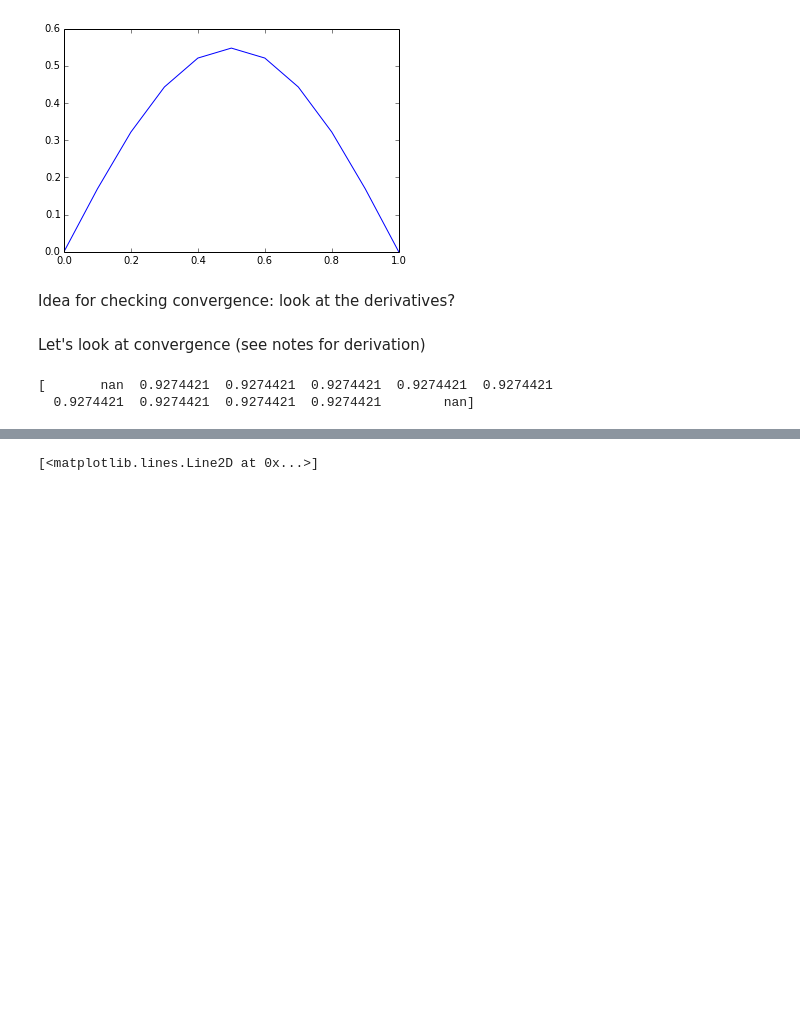
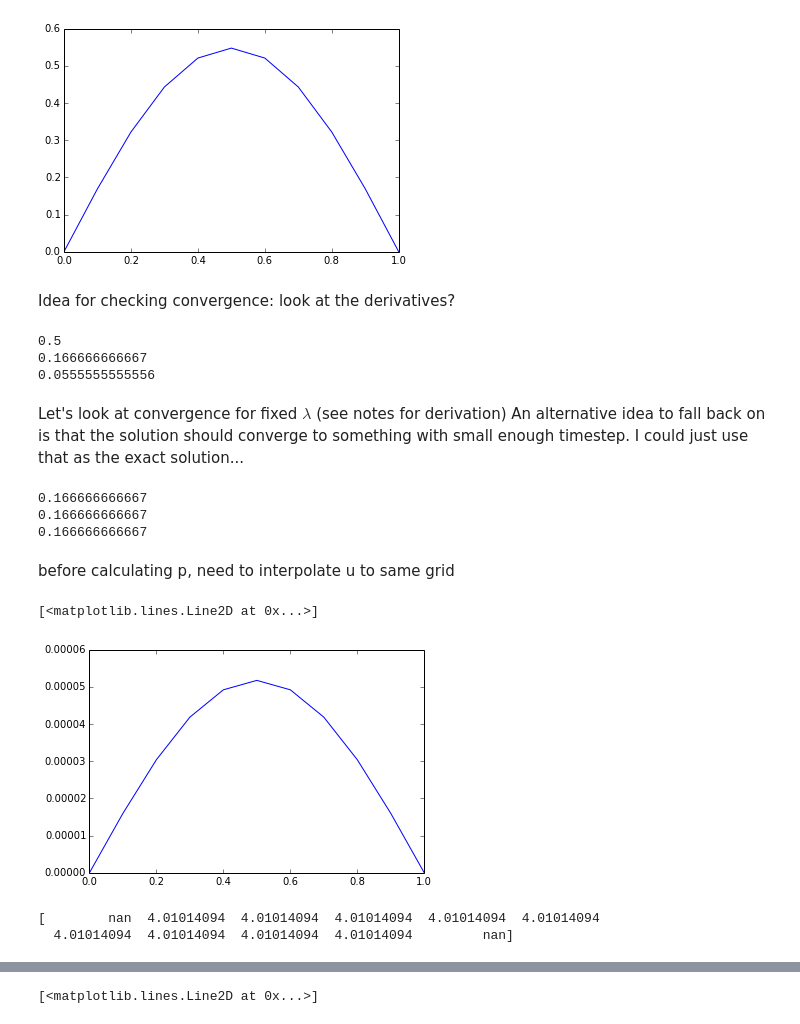
Before and after one commit to jedman/numerics, a Jupyter notebook: src1/heatequation.ipynb, the cells around one changed output, grey strips where cells are left out. Cells and saved outputs as stored; diff of their text form; code cells hidden in the pictures; blank space fills up the shorter version.

Commit message:
convergence stuff added

```diff
--- a/src1/heatequation.ipynb
+++ b/src1/heatequation.ipynb
@@ -8,7 +8,7 @@ Populating the interactive namespace from numpy and matplotlib
 h=0.01
 k=1./600
 #x = np.linspace(0,1,num=1/h+1)
-#gamma = k/h**2
+gamma = k/h**2
 #u = np.zeros((2,1/h+1))
 #u[1,:] = np.sin(pi*x)
 print k
@@ -102,12 +102,18 @@ time200 = np.linspace(0,1,num=201)
 u_200 = heat_solver_full(hinv,kinv)
 dt200 = dtime(u_200,kinv)
 dx200 = dspace(u_200,hinv)
+gamma = hinv**2./kinv
+print gamma
+
 time600 = np.linspace(0,1,num=601)
+
 hinv = 10
 kinv = 600
 u_600 = heat_solver_full(hinv,kinv)
 dt600 = dtime(u_600,kinv)
 dx600 = dspace(u_600,hinv)
+gamma = hinv**2./kinv
+print gamma
 
 hinv = 10
 kinv = 1800
@@ -115,11 +121,56 @@ time1000 = np.linspace(0,1,num=kinv+1)
 u_1800 = heat_solver_full(hinv,kinv)
 dt1800 = dtime(u_1800,kinv)
 dx1800 = dspace(u_1800,hinv)
+gamma = hinv**2./kinv
+print gamma
+# %% [output]
+0.5
+0.166666666667
+0.0555555555556
-# %% [markdown]
-Let's look at convergence (see notes for derivation)
+# %% [markdown]
+Let's look at convergence for fixed $\lambda$ (see notes for derivation) An alternative idea to fall back on is that the solution should converge to something with small enough timestep. I could just use that as the exact solution...
+# %%
+
+time600 = np.linspace(0,1,num=kinv+1)
+hinv = 10
+kinv = 600
+u_600 = heat_solver(hinv,kinv)
+gamma = hinv**2./kinv
+print gamma
+
+hinv = 20
+kinv = 2400
+time2400 = np.linspace(0,1,num=kinv+1)
+u_2400 = heat_solver(hinv,kinv)
+gamma = hinv**2./kinv
+print gamma
+
+hinv = 40
+kinv = 9600
+time9600 = np.linspace(0,1,num=kinv+1)
+u_9600 = heat_solver(hinv,kinv)
+gamma = hinv**2./kinv
+print gamma
+# %% [output]
+0.166666666667
+0.166666666667
+0.166666666667
+# %% [markdown]
+before calculating p, need to interpolate u to same grid
+# %%
+from scipy import interpolate
+x = np.linspace(0,1,num=11)
+x21 = np.linspace(0,1,num = 21)
+u_24 = interpolate.interp1d(x21,u_2400[1,:])
+x41 = np.linspace(0,1,num=41)
+u_96 = interpolate.interp1d(x41,u_9600[1,:])
+plot(x, u_24(x))
+# %% [output]
+[<matplotlib.lines.Line2D at 0x...>]
+[figure, added]
 # %%
-p = np.log((u_200[200,:]-u_600[600,:])/(u_600[600,:]-u_1800[1800,:]))/np.log(3.)
+p = np.log((u_600[1,:]-u_24(x))/(u_24(x)-u_96(x)))/np.log(2.)
 print p
 # %% [output]
-[       nan  0.9274421  0.9274421  0.9274421  0.9274421  0.9274421
-  0.9274421  0.9274421  0.9274421  0.9274421        nan]
+[        nan  4.01014094  4.01014094  4.01014094  4.01014094  4.01014094
+  4.01014094  4.01014094  4.01014094  4.01014094         nan]
```
Also changed, not shown: parts of 9 cells of this notebook, 3 other files.
